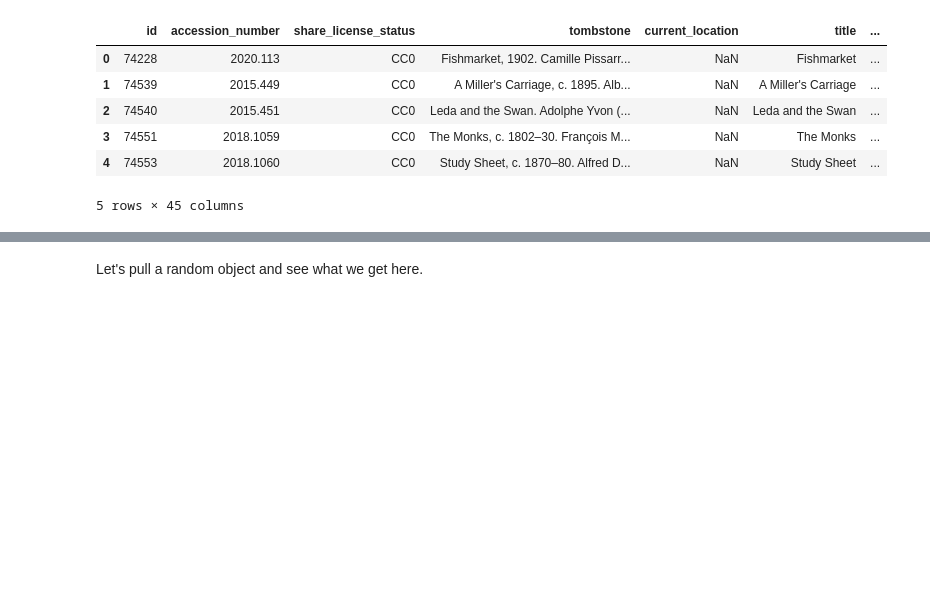
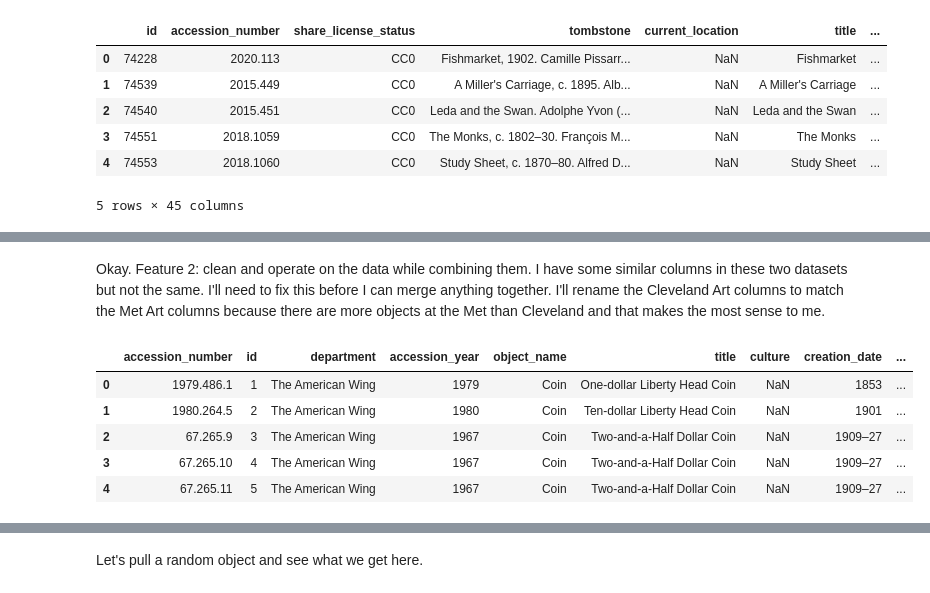
Before and after one commit to causticwonder/analyzing_the_met, a Jupyter notebook: analyzing_the_met.ipynb, the cells around one changed output, grey strips where cells are left out. Cells and saved outputs as stored; diff of their text form; code cells hidden in the pictures; blank space fills up the shorter version.

Commit message:
cleaning more data

```diff
--- a/analyzing_the_met.ipynb
+++ b/analyzing_the_met.ipynb
@@ -58,0 +129,13 @@ concat.describe()
+# %% [markdown]
+Okay. Feature 2: clean and operate on the data while combining them.
+I have some similar columns in these two datasets but not the same. I'll need to fix this before I can merge anything together. I'll rename the Cleveland Art columns to match the Met Art columns because there are more objects at the Met than Cleveland and that makes the most sense to me.
+# %%
+met_df_small.columns = ['accession_number', 'id', 'department', 'accession_year', 'object_name', 'title', 'culture', 'creation_date', 'medium', 'creditline', 'classification', 'current_location']
+met_df_small.head()
+# %% [output]
+|  | accession_number | id | department | accession_year | object_name | title | culture | creation_date | ... |
+| 0 | 1979.486.1 | 1 | The American Wing | 1979 | Coin | One-dollar Liberty Head Coin | NaN | 1853 | ... |
+| 1 | 1980.264.5 | 2 | The American Wing | 1980 | Coin | Ten-dollar Liberty Head Coin | NaN | 1901 | ... |
+| 2 | 67.265.9 | 3 | The American Wing | 1967 | Coin | Two-and-a-Half Dollar Coin | NaN | 1909–27 | ... |
+| 3 | 67.265.10 | 4 | The American Wing | 1967 | Coin | Two-and-a-Half Dollar Coin | NaN | 1909–27 | ... |
+| 4 | 67.265.11 | 5 | The American Wing | 1967 | Coin | Two-and-a-Half Dollar Coin | NaN | 1909–27 | ... |
```
Also changed, not shown: parts of 17 cells of this notebook, 2 other files.
